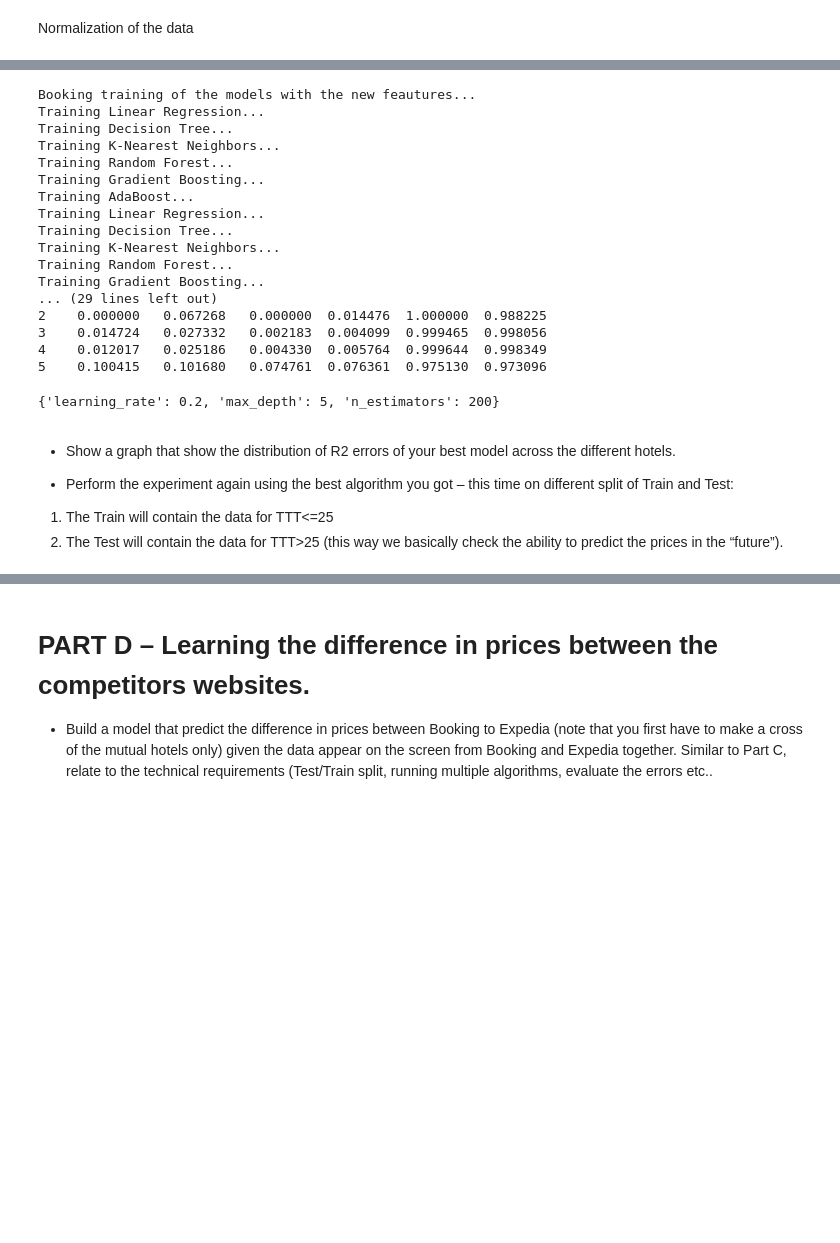
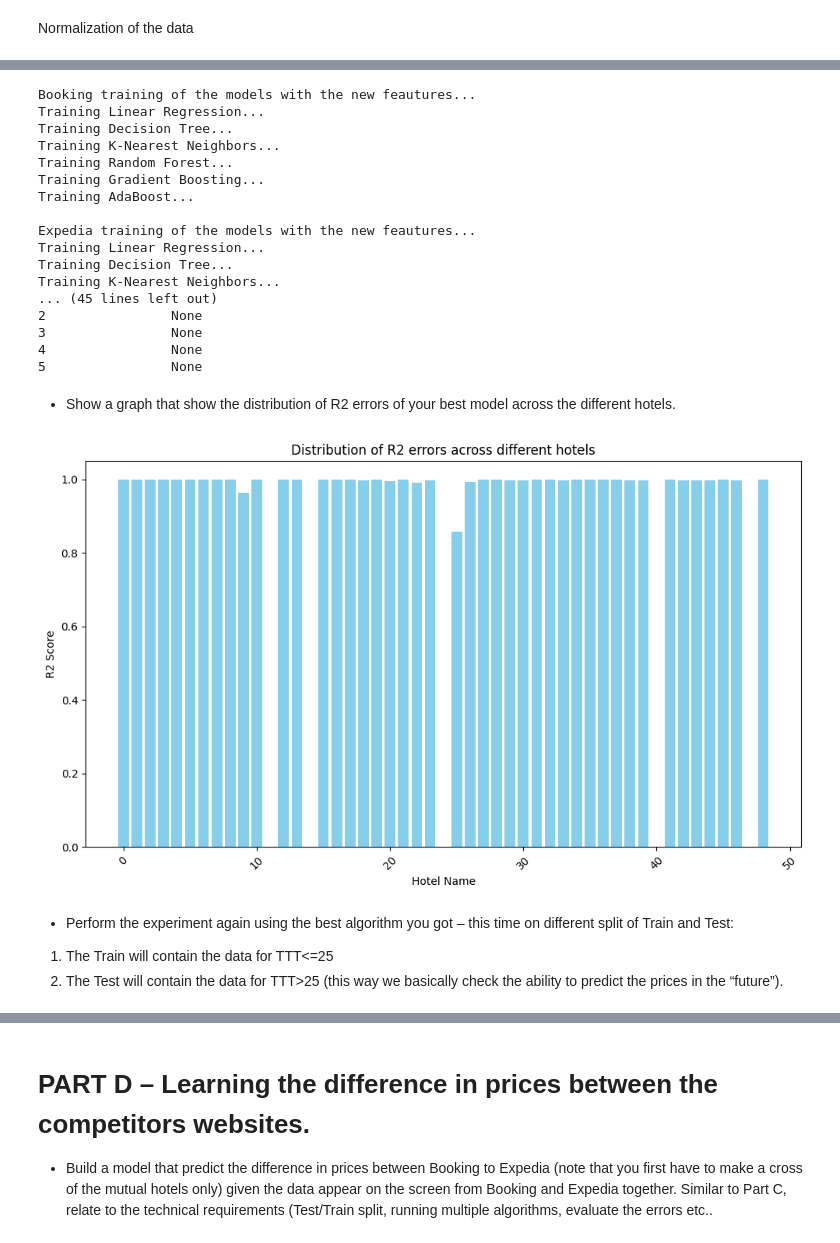
Before and after one commit to estivengrx/Freelancer-2, a Jupyter notebook: booking-expedia-project/main.ipynb, the cells around one changed output, grey strips where cells are left out. Saved outputs shown, nothing was run; the diff lists cells and outputs as text; code cells hidden in the pictures; blank space fills up the shorter version.

```diff
--- a/booking-expedia-project/main.ipynb
+++ b/booking-expedia-project/main.ipynb
@@ -717,16 +816,16 @@ Shape of Booking data after Robust scaling: (1996, 195)
 # %%
-X_booking_normalized_min_max = booking_data_min_max.drop(columns=['total_price'])
-X_expedia_normalized_min_max = expedia_data_min_max.drop(columns=['total_price'])
+X_booking_normalized_min_max = booking_data_min_max.drop(columns=['total_price', 'date_of_search', 'checkin', 'checkout'])
+X_expedia_normalized_min_max = expedia_data_min_max.drop(columns=['total_price', 'date_of_search', 'checkin', 'checkout'])
 y_booking_min_max = booking_data_min_max['total_price']
 y_expedia_min_max = expedia_data_min_max['total_price']
 
-X_booking_normalized_standard = booking_data_standard.drop(columns=['total_price'])
-X_expedia_normalized_standard = expedia_data_standard.drop(columns=['total_price'])
+X_booking_normalized_standard = booking_data_standard.drop(columns=['total_price', 'date_of_search', 'checkin', 'checkout'])
+X_expedia_normalized_standard = expedia_data_standard.drop(columns=['total_price', 'date_of_search', 'checkin', 'checkout'])
 y_booking_standard = booking_data_standard['total_price']
 y_expedia_standard = expedia_data_standard['total_price']
 
-X_booking_normalized_robust = booking_data_robust.drop(columns=['total_price'])
-X_expedia_normalized_robust = expedia_data_robust.drop(columns=['total_price'])
+X_booking_normalized_robust = booking_data_robust.drop(columns=['total_price', 'date_of_search', 'checkin', 'checkout'])
+X_expedia_normalized_robust = expedia_data_robust.drop(columns=['total_price', 'date_of_search', 'checkin', 'checkout'])
 y_booking_robust = booking_data_robust['total_price']
 y_expedia_robust = expedia_data_robust['total_price']
 # %%
@@ -797,17 +896,16 @@ Training K-Nearest Neighbors...
 Training Random Forest...
 Training Gradient Boosting...
 Training AdaBoost...
+
+Expedia training of the models with the new feautures...
 Training Linear Regression...
 Training Decision Tree...
 Training K-Nearest Neighbors...
-Training Random Forest...
-Training Gradient Boosting...
-... (29 lines left out)
-2    0.000000   0.067268   0.000000  0.014476  1.000000  0.988225
-3    0.014724   0.027332   0.002183  0.004099  0.999465  0.998056
-4    0.012017   0.025186   0.004330  0.005764  0.999644  0.998349
-5    0.100415   0.101680   0.074761  0.076361  0.975130  0.973096
+... (45 lines left out)
+2                None
+3                None
+4                None
+5                None
-# %%
-results_df_booking_robust['Best Params'][4]
-# %% [output]
-{'learning_rate': 0.2, 'max_depth': 5, 'n_estimators': 200}
+# %% [markdown]
+- Show a graph that show the distribution of R2 errors of your best model
+across the different hotels.
@@ -814,7 +915,45 @@ results_df_booking_robust['Best Params'][4]
+# %%
+def plot_r2_errors_by_hotel(X, y, hotel_column_name='hotel_name'):
+    """
+    Plots the distribution of R2 errors of the AdaBoost model across different hotels.
+
+    Parameters:
+    - X (DataFrame): Feature data, must include a column to identify hotels.
+    - y (Series): Target variable.
+    - hotel_column_name (str): Name of the column in X that identifies the hotel.
+    """
+    # Initializing AdaBoost with the best parameters for the min max data trained
+    model = AdaBoostRegressor(learning_rate=1.0, n_estimators=200)
+    hotel_names = X[hotel_column_name].unique() # Hotel names, (numbers in this case after label encodnig)
+    r2_scores = {}
+
+    for hotel in hotel_names:
+        # Filtering data for the current hotel
+        hotel_data = X[X[hotel_column_name] == hotel]
+        hotel_target = y[hotel_data.index]
+
+        # Training the model on the hotel's data
+        model.fit(hotel_data.drop(columns=[hotel_column_name]), hotel_target)
+
+        # Predicting and calculate R2 score
+        predictions = model.predict(hotel_data.drop(columns=[hotel_column_name]))
+        r2_scores[hotel] = r2_score(hotel_target, predictions)
+
+    # Plotting
+    plt.figure(figsize=(10, 6))
+    plt.bar(r2_scores.keys(), r2_scores.values(), color='skyblue')
+    plt.xlabel('Hotel Name')
+    plt.ylabel('R2 Score')
+    plt.title('Distribution of R2 errors across different hotels')
+    plt.xticks(rotation=45)
+    plt.tight_layout()
+    plt.show()
+
+# Assuming X_booking_min_max and y_booking_min_max are defined
+plot_r2_errors_by_hotel(X_booking_normalized_min_max, y_booking_min_max, 'hotel_name')
+# %% [output]
+[figure, added]
 # %% [markdown]
-- Show a graph that show the distribution of R2 errors of your best model
-across the different hotels.
-
 - Perform the experiment again using the best algorithm you got – this time on
 different split of Train and Test:
 1. The Train will contain the data for TTT<=25
```
Also changed, not shown: parts of 31 cells of this notebook.
